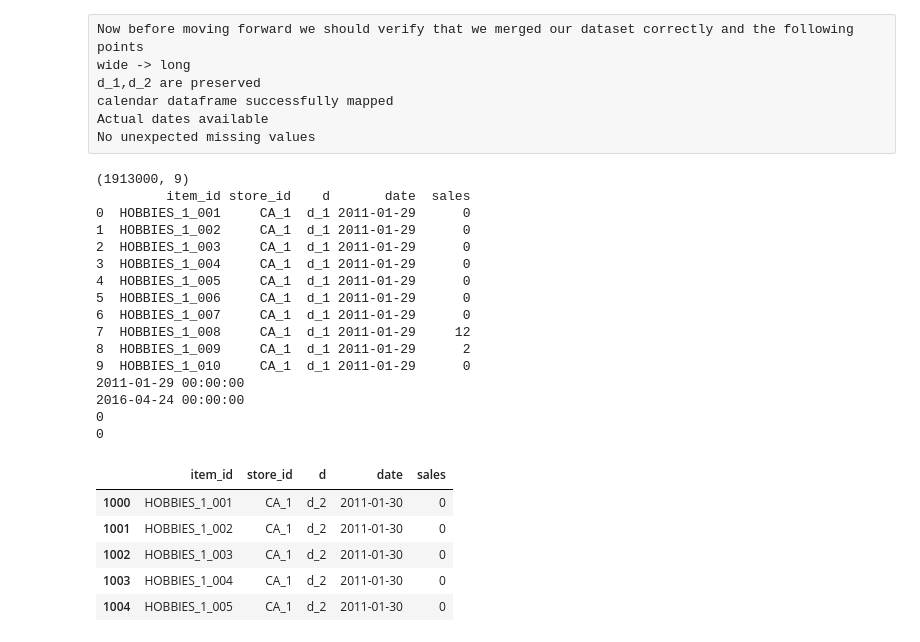
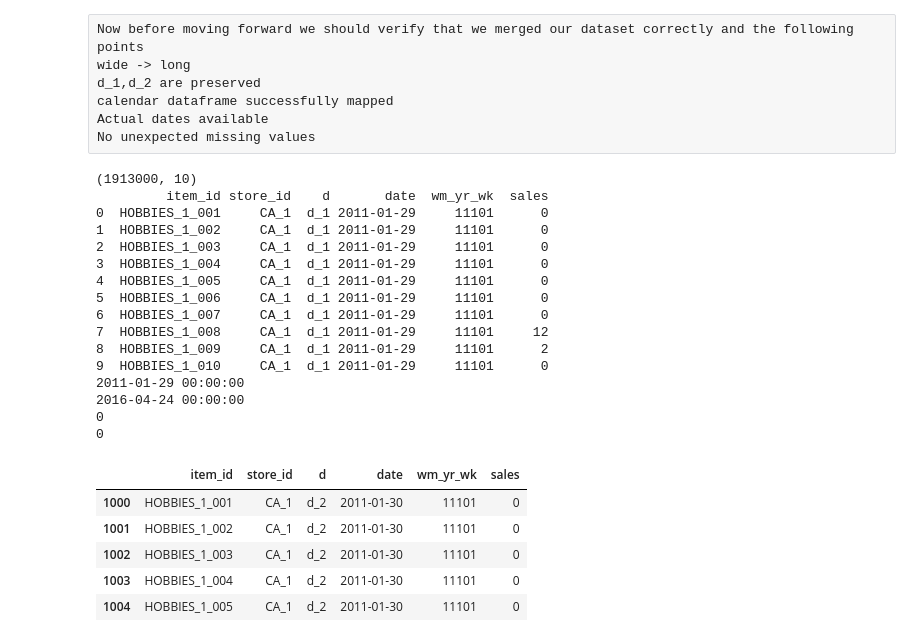
Before and after one commit to piyushmishra76/ai-supply-chain-intelligence, a Jupyter notebook: notebooks/02_data_transformation.ipynb, the cells around one changed output. Saved outputs shown, nothing was run; the diff lists cells and outputs as text; code cells hidden in the pictures.

```diff
--- a/notebooks/02_data_transformation.ipynb
+++ b/notebooks/02_data_transformation.ipynb
@@ -74,6 +74,6 @@ calendar[["d","date"]]
 # %%
 sales_long=sales_long.merge(
-    calendar[["d","date"]],
+    calendar[["d","date","wm_yr_wk"]],
     on="d",
     how="left"
 )
@@ -119,36 +120,36 @@ Actual dates available
 No unexpected missing values
 # %%
 print(sales_long.shape)
-print(sales_long[["item_id", "store_id", "d", "date", "sales"]].head(10))
+print(sales_long[["item_id", "store_id", "d", "date","wm_yr_wk", "sales"]].head(10))
 print(sales_long["date"].min())#minimum date or starting date
 print(sales_long["date"].max())
 print(sales_long["sales"].isna().sum())
 print(sales_long["date"].isna().sum())
 # %% [output]
-(1913000, 9)
-         item_id store_id    d       date  sales
-0  HOBBIES_1_001     CA_1  d_1 2011-01-29      0
-1  HOBBIES_1_002     CA_1  d_1 2011-01-29      0
-2  HOBBIES_1_003     CA_1  d_1 2011-01-29      0
-3  HOBBIES_1_004     CA_1  d_1 2011-01-29      0
-4  HOBBIES_1_005     CA_1  d_1 2011-01-29      0
-5  HOBBIES_1_006     CA_1  d_1 2011-01-29      0
-6  HOBBIES_1_007     CA_1  d_1 2011-01-29      0
-7  HOBBIES_1_008     CA_1  d_1 2011-01-29     12
-8  HOBBIES_1_009     CA_1  d_1 2011-01-29      2
-9  HOBBIES_1_010     CA_1  d_1 2011-01-29      0
+(1913000, 10)
+         item_id store_id    d       date  wm_yr_wk  sales
+0  HOBBIES_1_001     CA_1  d_1 2011-01-29     11101      0
+1  HOBBIES_1_002     CA_1  d_1 2011-01-29     11101      0
+2  HOBBIES_1_003     CA_1  d_1 2011-01-29     11101      0
+3  HOBBIES_1_004     CA_1  d_1 2011-01-29     11101      0
+4  HOBBIES_1_005     CA_1  d_1 2011-01-29     11101      0
+5  HOBBIES_1_006     CA_1  d_1 2011-01-29     11101      0
+6  HOBBIES_1_007     CA_1  d_1 2011-01-29     11101      0
+7  HOBBIES_1_008     CA_1  d_1 2011-01-29     11101     12
+8  HOBBIES_1_009     CA_1  d_1 2011-01-29     11101      2
+9  HOBBIES_1_010     CA_1  d_1 2011-01-29     11101      0
 2011-01-29 00:00:00
 2016-04-24 00:00:00
 0
 0
 # %%
 # d_1 ->2011-01--29 lets check another day
-sales_long[sales_long["d"]=="d_2"][["item_id", "store_id", "d", "date", "sales"]
+sales_long[sales_long["d"]=="d_2"][["item_id", "store_id", "d", "date","wm_yr_wk", "sales"]
 ].head()
 # %% [output]
-|  | item_id | store_id | d | date | sales |
-| 1000 | HOBBIES_1_001 | CA_1 | d_2 | 2011-01-30 | 0 |
-| 1001 | HOBBIES_1_002 | CA_1 | d_2 | 2011-01-30 | 0 |
-| 1002 | HOBBIES_1_003 | CA_1 | d_2 | 2011-01-30 | 0 |
-| 1003 | HOBBIES_1_004 | CA_1 | d_2 | 2011-01-30 | 0 |
-| 1004 | HOBBIES_1_005 | CA_1 | d_2 | 2011-01-30 | 0 |
+|  | item_id | store_id | d | date | wm_yr_wk | sales |
+| 1000 | HOBBIES_1_001 | CA_1 | d_2 | 2011-01-30 | 11101 | 0 |
+| 1001 | HOBBIES_1_002 | CA_1 | d_2 | 2011-01-30 | 11101 | 0 |
+| 1002 | HOBBIES_1_003 | CA_1 | d_2 | 2011-01-30 | 11101 | 0 |
+| 1003 | HOBBIES_1_004 | CA_1 | d_2 | 2011-01-30 | 11101 | 0 |
+| 1004 | HOBBIES_1_005 | CA_1 | d_2 | 2011-01-30 | 11101 | 0 |
```
Also changed, not shown: parts of 41 cells of this notebook, 3 other files.
